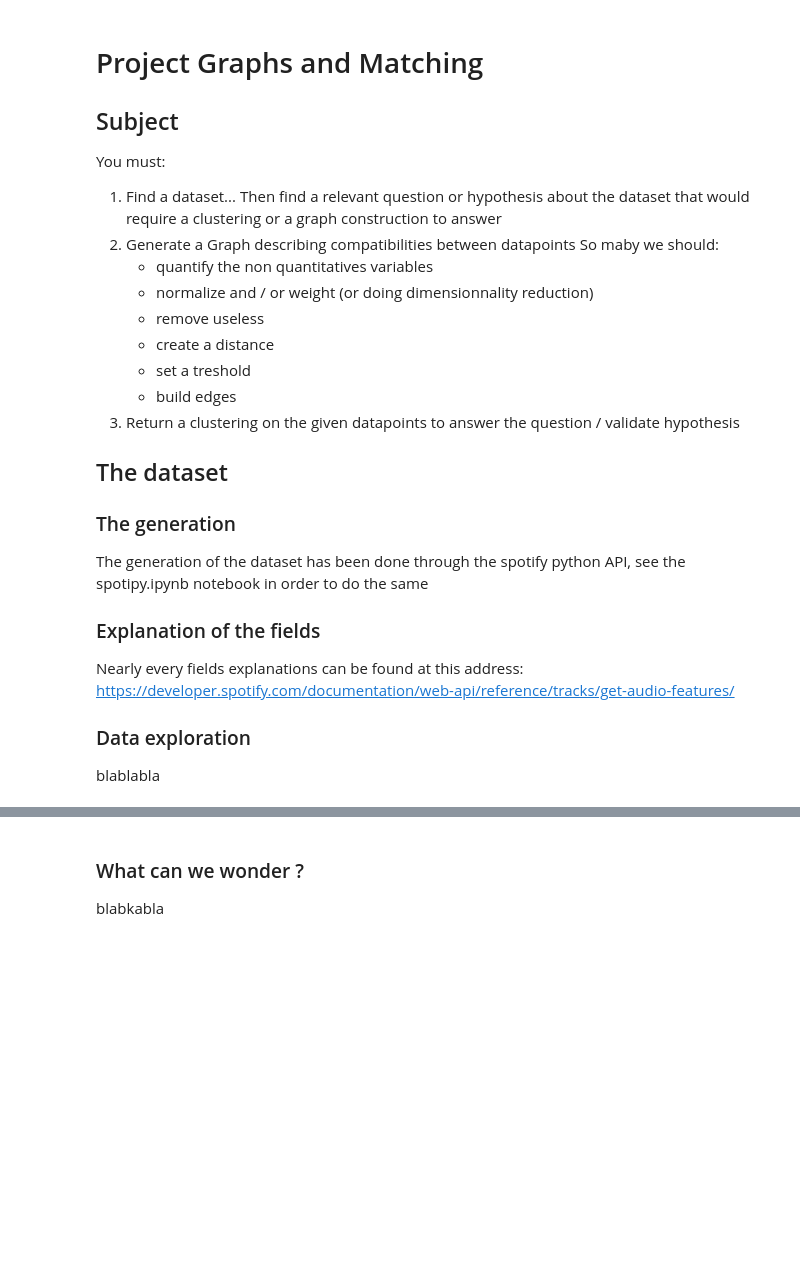
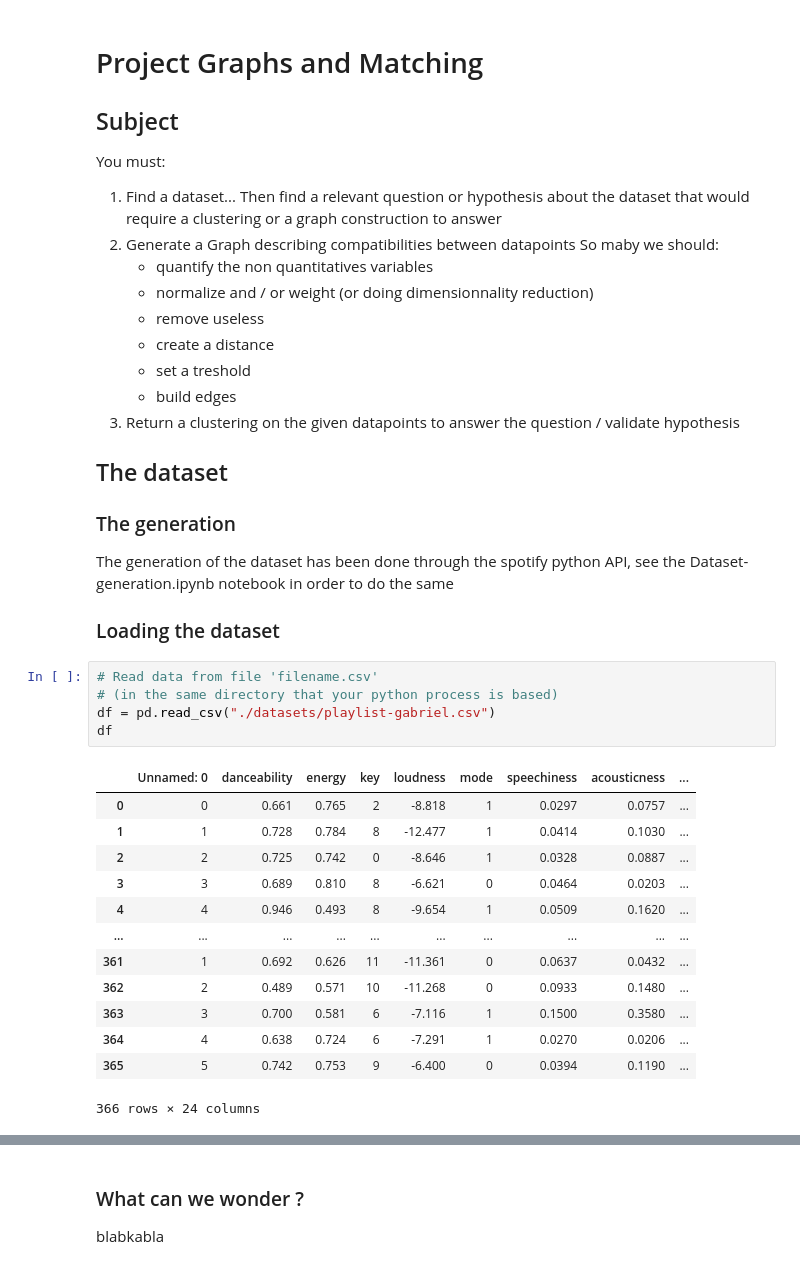
Before and after one commit to GabrieldeBlois/GraphsAndMatching, a Jupyter notebook: src/Project.ipynb, the cells around one changed output, grey strips where cells are left out. Cells and saved outputs as stored; diff of their text form; blank space fills up the shorter version.

```diff
--- a/src/Project.ipynb
+++ b/src/Project.ipynb
@@ -16,10 +16,25 @@ So maby we should:
 
 ## The dataset
 ### The generation
-The generation of the dataset has been done through the spotify python API, see the spotipy.ipynb notebook in order to do the same
+The generation of the dataset has been done through the spotify python API, see the Dataset-generation.ipynb notebook in order to do the same
 
-### Explanation of the fields
-Nearly every fields explanations can be found at this address: https://developer.spotify.com/documentation/web-api/reference/tracks/get-audio-features/
-
-### Data exploration
-blablabla
+### Loading the dataset
+# %%
+# Read data from file 'filename.csv'
+# (in the same directory that your python process is based)
+df = pd.read_csv("./datasets/playlist-gabriel.csv")
+df
+# %% [output]
+|  | Unnamed: 0 | danceability | energy | key | loudness | mode | speechiness | acousticness | ... |
+| 0 | 0 | 0.661 | 0.765 | 2 | -8.818 | 1 | 0.0297 | 0.0757 | ... |
+| 1 | 1 | 0.728 | 0.784 | 8 | -12.477 | 1 | 0.0414 | 0.1030 | ... |
+| 2 | 2 | 0.725 | 0.742 | 0 | -8.646 | 1 | 0.0328 | 0.0887 | ... |
+| 3 | 3 | 0.689 | 0.810 | 8 | -6.621 | 0 | 0.0464 | 0.0203 | ... |
+| 4 | 4 | 0.946 | 0.493 | 8 | -9.654 | 1 | 0.0509 | 0.1620 | ... |
+| ... | ... | ... | ... | ... | ... | ... | ... | ... | ... |
+| 361 | 1 | 0.692 | 0.626 | 11 | -11.361 | 0 | 0.0637 | 0.0432 | ... |
+| 362 | 2 | 0.489 | 0.571 | 10 | -11.268 | 0 | 0.0933 | 0.1480 | ... |
+| 363 | 3 | 0.700 | 0.581 | 6 | -7.116 | 1 | 0.1500 | 0.3580 | ... |
+| 364 | 4 | 0.638 | 0.724 | 6 | -7.291 | 1 | 0.0270 | 0.0206 | ... |
+| 365 | 5 | 0.742 | 0.753 | 9 | -6.400 | 0 | 0.0394 | 0.1190 | ... |
+366 rows × 24 columns
```
Also changed, not shown: parts of 10 cells of this notebook, 5 other files.
